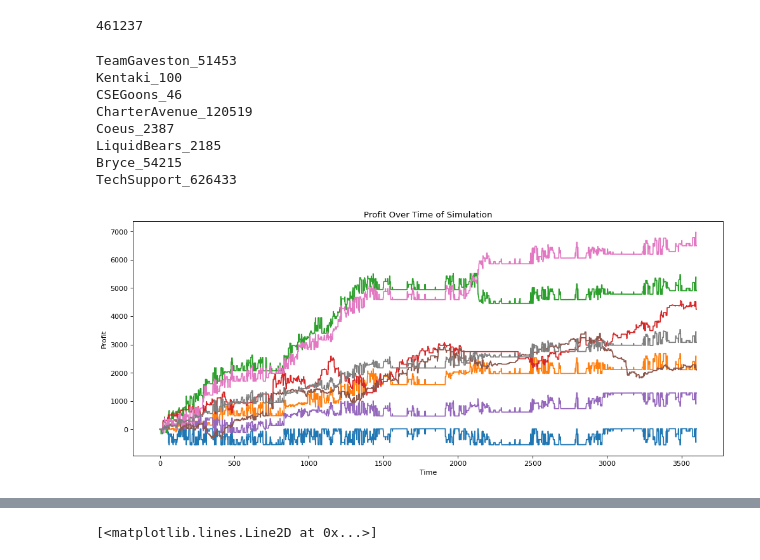
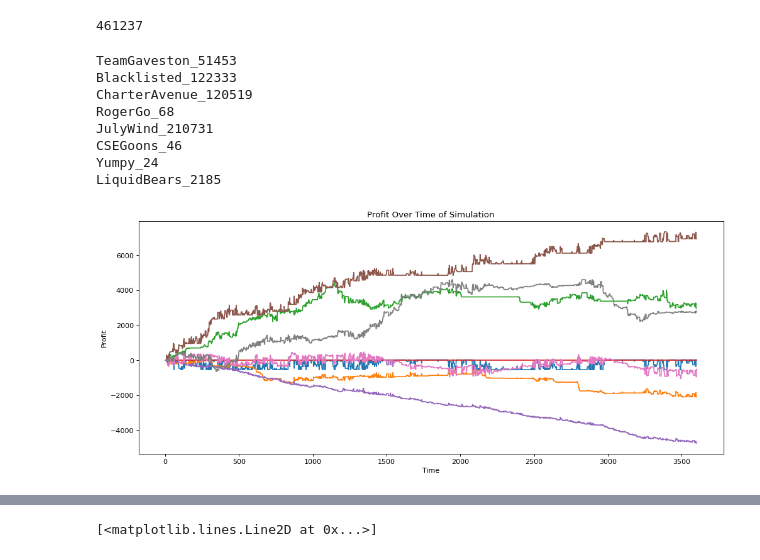
Before and after one commit to mglush/ready-trader-go-2023, a Jupyter notebook: py/analysis/model_analysis.ipynb, the cells around one changed output, grey strips where cells are left out. Cells and saved outputs as stored; diff of their text form; code cells hidden in the pictures.

```diff
--- a/py/analysis/model_analysis.ipynb
+++ b/py/analysis/model_analysis.ipynb
@@ -121,28 +121,28 @@ max(df[df['Team'] == 'LiquidBears_2185']['ProfitOrLoss'])
 # %%
 fig = plt.figure(figsize=(15, 6), dpi=80)
 
 #PnL given no realizing PnL
-df = pd.read_csv('./../round2/match191_score_board.csv', sep=',')
+df = pd.read_csv('./../round2/match125_score_board.csv', sep=',')
 models = dict()
 
 for name in set(df['Team']):
     models[name] = df[df['Team'] == name]
 
 for name, model in models.items():
     print(name)
     PnL = [i/100 for i in model['ProfitOrLoss']]
     plt.subplot(1, 1, 1)
     plt.title('Profit Over Time of Simulation')
     plt.xlabel('Time')
     plt.ylabel('Profit')
     plt.plot(range(len(PnL)), PnL)
 # %% [output]
 TeamGaveston_51453
-Kentaki_100
+Blacklisted_122333
+CharterAvenue_120519
+RogerGo_68
+JulyWind_210731
 CSEGoons_46
-CharterAvenue_120519
-Coeus_2387
+Yumpy_24
 LiquidBears_2185
-Bryce_54215
-TechSupport_626433
-[figure, old version]
+[figure, new version]
```
Also changed, not shown: parts of 3 cells of this notebook, 2 other files.
